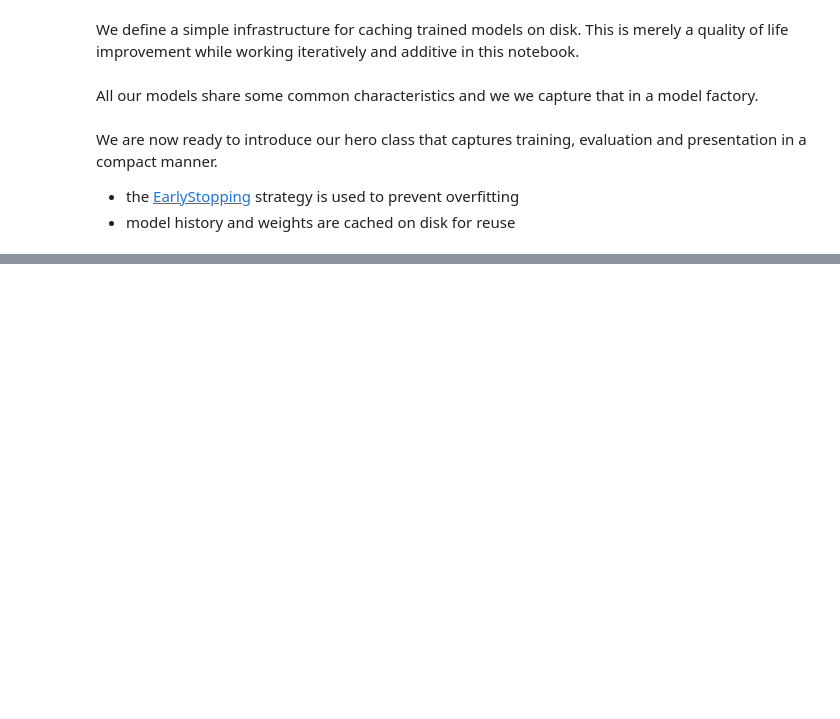
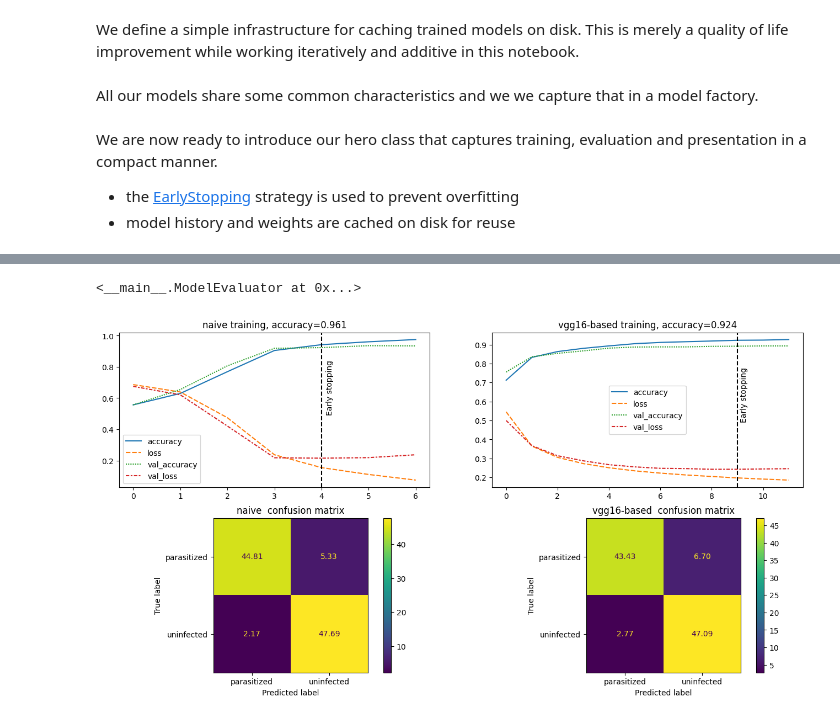
Before and after one commit to jlarsson/tfds-malaria, a Jupyter notebook: malaria.ipynb, the cells around one changed output, grey strips where cells are left out. Cells and saved outputs as stored; diff of their text form; code cells hidden in the pictures; blank space fills up the shorter version.

```diff
--- a/malaria.ipynb
+++ b/malaria.ipynb
@@ -398,3 +466,32 @@ class ModelEvaluator:
+# %%
+m1 = ModelEvaluator(
+        name='naive',
+        hidden_layers=[
+            conv(32),
+            conv(64),
+            conv(128),
+            Flatten(),
+            dense(64)
+        ]
+    )
+m2 = ModelEvaluator(
+        name='vgg16-based',
+        hidden_layers=[
+            Conv2D(3, (3, 3), padding='same'),
+            set_trainable(VGG16(weights='imagenet', include_top=False, input_shape=(121, 121, 3)), False),
+            GlobalAveragePooling2D(),
+            Dense(128, activation='relu')
+        ]
+    )
+
+fig, ax = plt.subplots(nrows=2, ncols=2, figsize=(16,8))
+m1.plt_hst(ax[0,0])
+m2.plt_hst(ax[0,1])
+m1.plt_cm(ax[1,0])
+m2.plt_cm(ax[1,1])
+# %% [output]
+<__main__.ModelEvaluator at 0x...>
+[figure, added]
 # %%
 (
     ModelEvaluator(
```
Also changed, not shown: parts of 10 cells of this notebook, 1 other file.
